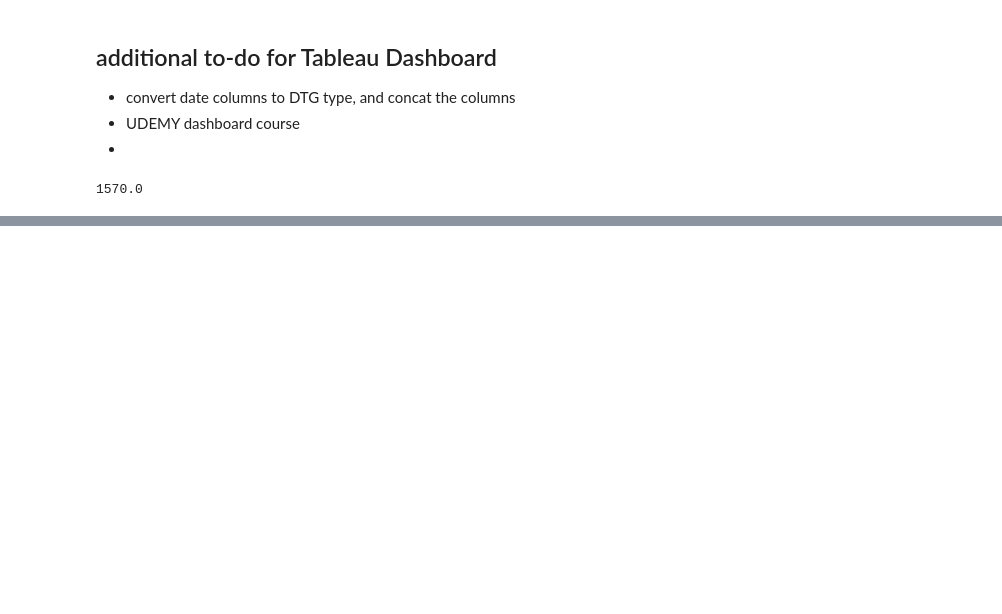
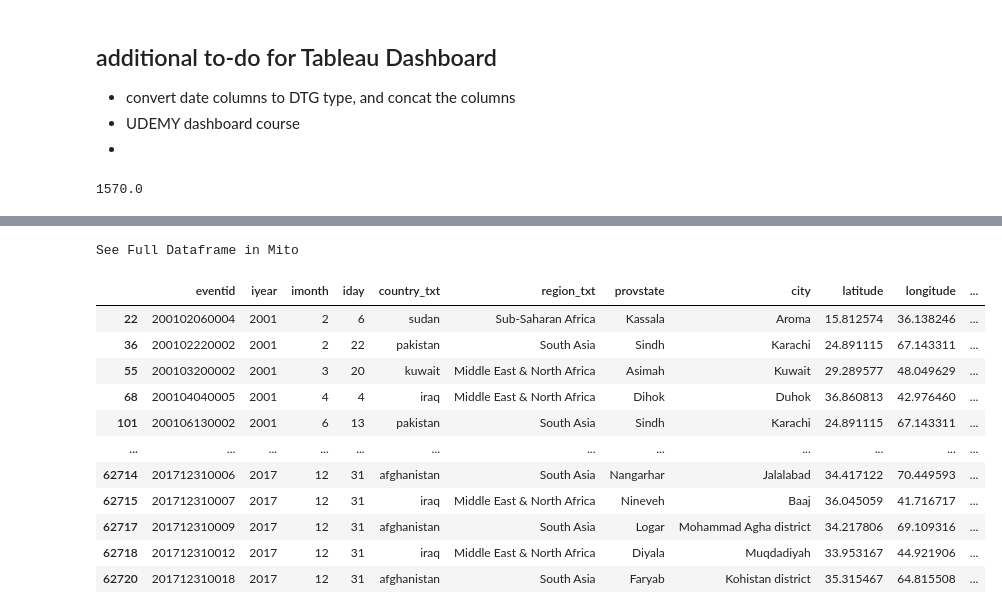
Before and after one commit to Predicting-Terrorism/predicting-terrorism, a Jupyter notebook: fred_lindsey_scratch_folder/acquire.ipynb, the cells around one changed output, grey strips where cells are left out. Drawn from its saved outputs; the diff is of its cells as text; code cells hidden in the pictures; blank space fills up the shorter version.

```diff
--- a/fred_lindsey_scratch_folder/acquire.ipynb
+++ b/fred_lindsey_scratch_folder/acquire.ipynb
@@ -346,0 +410,2 @@ df2.nkill.max()
+# %%
+df2 = df2[df2.iday != 0]
@@ -346,0 +432,3 @@ df2.nkill.max()
+# %%
+df2['date'] = pd.to_datetime(df2.iyear.astype(str) + '/' + df2.imonth.astype(str) + '/' + df2.iday.astype(str))
+df2.head()
@@ -346,0 +443,16 @@ df2.nkill.max()
+# %%
+df2.query('nkill > nwound')
+# %% [output]
+See Full Dataframe in Mito
+|  | eventid | iyear | imonth | iday | country_txt | region_txt | provstate | city | latitude | longitude | ... |
+| 22 | 200102060004 | 2001 | 2 | 6 | sudan | Sub-Saharan Africa | Kassala | Aroma | 15.812574 | 36.138246 | ... |
+| 36 | 200102220002 | 2001 | 2 | 22 | pakistan | South Asia | Sindh | Karachi | 24.891115 | 67.143311 | ... |
+| 55 | 200103200002 | 2001 | 3 | 20 | kuwait | Middle East & North Africa | Asimah | Kuwait | 29.289577 | 48.049629 | ... |
+| 68 | 200104040005 | 2001 | 4 | 4 | iraq | Middle East & North Africa | Dihok | Duhok | 36.860813 | 42.976460 | ... |
+| 101 | 200106130002 | 2001 | 6 | 13 | pakistan | South Asia | Sindh | Karachi | 24.891115 | 67.143311 | ... |
+| ... | ... | ... | ... | ... | ... | ... | ... | ... | ... | ... | ... |
+| 62714 | 201712310006 | 2017 | 12 | 31 | afghanistan | South Asia | Nangarhar | Jalalabad | 34.417122 | 70.449593 | ... |
+| 62715 | 201712310007 | 2017 | 12 | 31 | iraq | Middle East & North Africa | Nineveh | Baaj | 36.045059 | 41.716717 | ... |
+| 62717 | 201712310009 | 2017 | 12 | 31 | afghanistan | South Asia | Logar | Mohammad Agha district | 34.217806 | 69.109316 | ... |
+| 62718 | 201712310012 | 2017 | 12 | 31 | iraq | Middle East & North Africa | Diyala | Muqdadiyah | 33.953167 | 44.921906 | ... |
+| 62720 | 201712310018 | 2017 | 12 | 31 | afghanistan | South Asia | Faryab | Kohistan district | 35.315467 | 64.815508 | ... |
```
Also changed, not shown: parts of 18 cells of this notebook.
